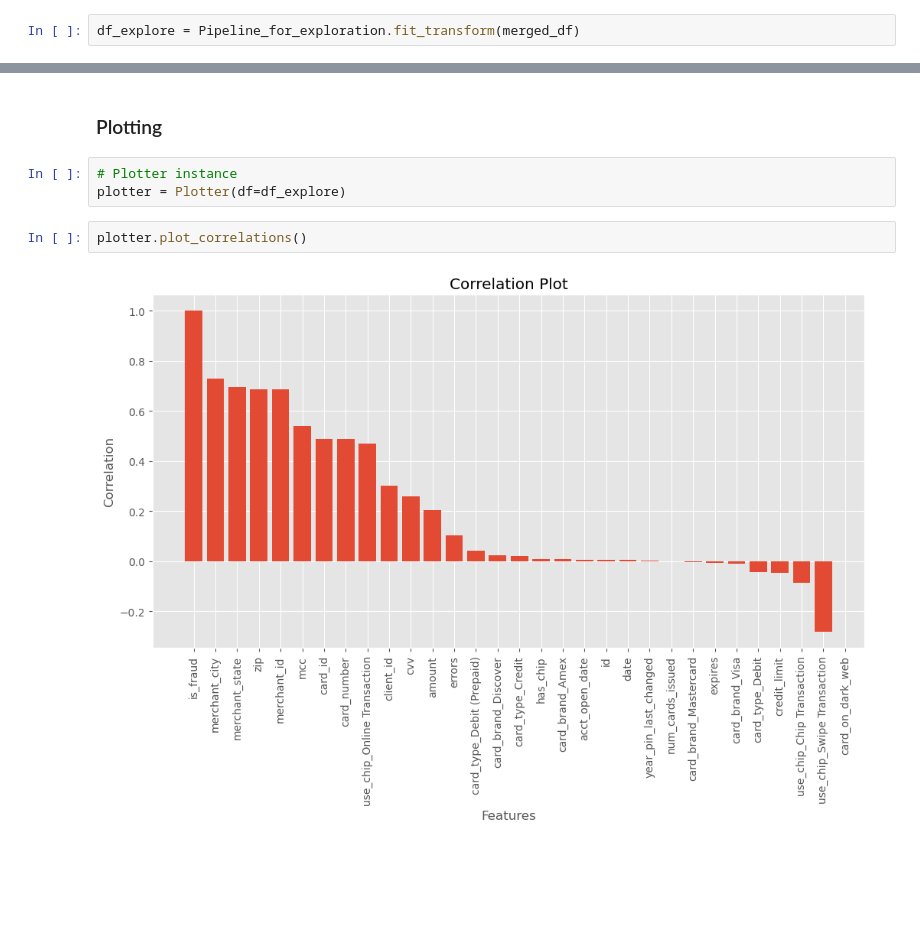
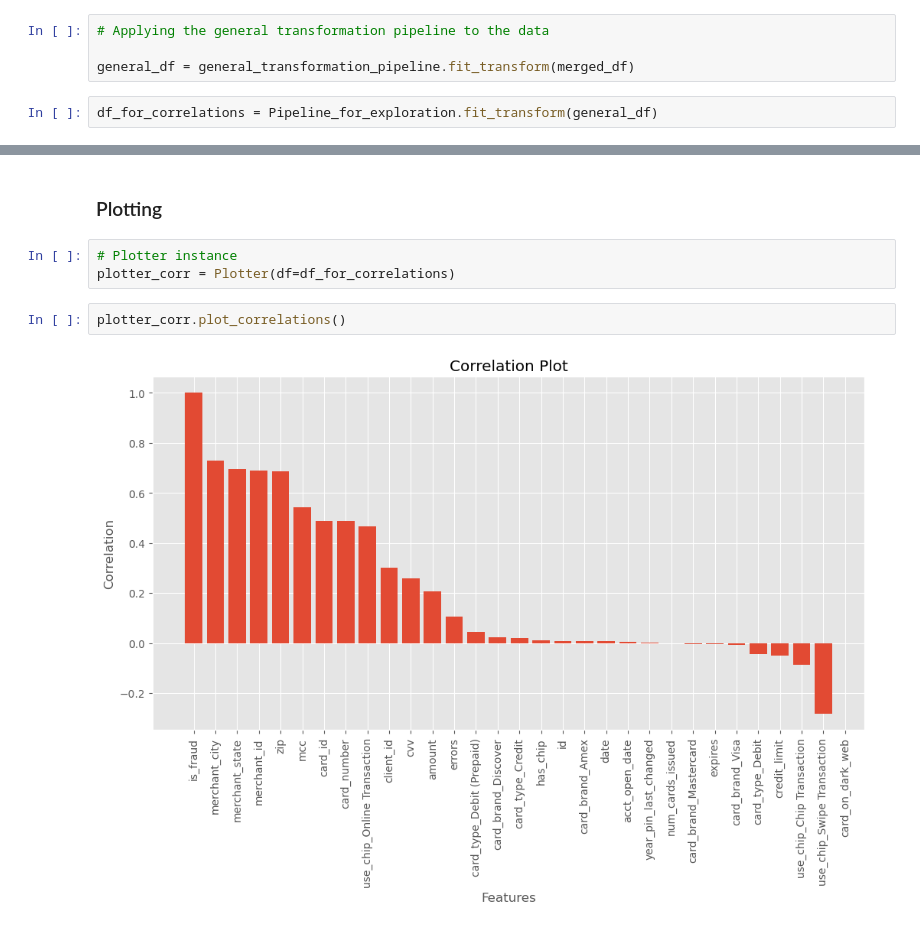
Before and after one commit to andriysinclair/FraudDetection, a Jupyter notebook: eda_cleaning.ipynb, the cells around one changed output, grey strips where cells are left out. Drawn from its saved outputs; the diff is of its cells as text; blank space fills up the shorter version.

Commit message:
Finished pipelines and plotting. Onto modelling now.

```diff
--- a/eda_cleaning.ipynb
+++ b/eda_cleaning.ipynb
@@ -212,5 +220,9 @@ plot_data.display_target(target="target")
 | 1 | Yes | 13332 | 0.15 |
 # %% [markdown]
 We see a huge data disparity in the target variable, henceforth we will need to use different performance metrics to accuracy. We also need to do ensure a good distribution of responses in the train and test set.
+# %%
+# Applying the general transformation pipeline to the data
+
+general_df = general_transformation_pipeline.fit_transform(merged_df)
 # %%
-df_explore = Pipeline_for_exploration.fit_transform(merged_df)
+df_for_correlations = Pipeline_for_exploration.fit_transform(general_df)
@@ -240,9 +230,9 @@ memory usage: 19.5+ MB
 ### Plotting
 # %%
 # Plotter instance
-plotter = Plotter(df=df_explore)
+plotter_corr = Plotter(df=df_for_correlations)
 # %%
-plotter.plot_correlations()
+plotter_corr.plot_correlations()
 # %% [output]
-[figure, old version]
+[figure, new version]
 # %% [markdown]
```
Also changed, not shown: parts of 13 cells of this notebook, 5 other files.
